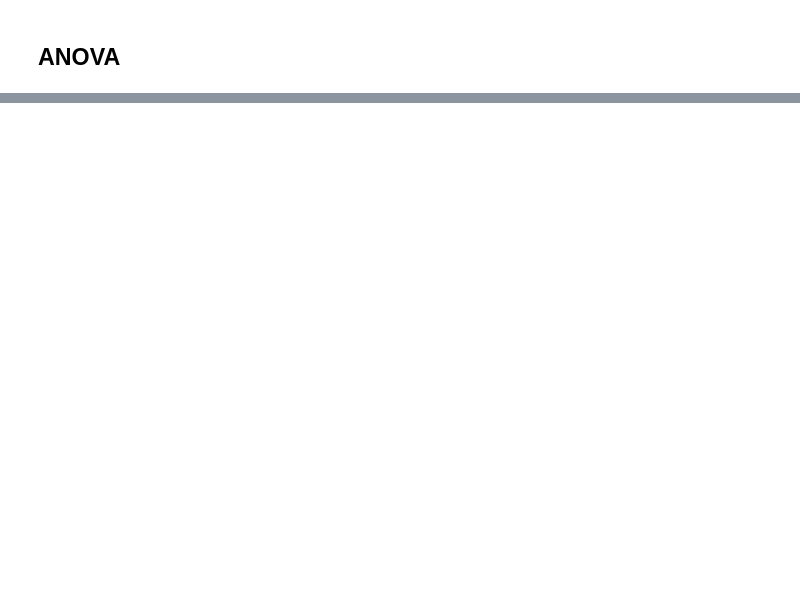
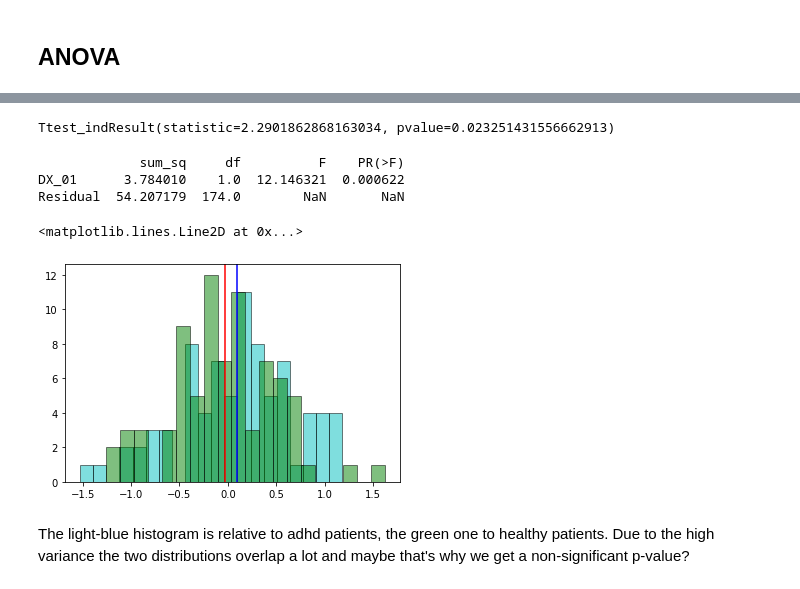
Before and after one commit to alestolfo/ds-lab, a Jupyter notebook: Age discrepancy.ipynb, the cells around one changed output, grey strips where cells are left out. Drawn from its saved outputs; the diff is of its cells as text; code cells hidden in the pictures; blank space fills up the shorter version.

```diff
--- a/Age discrepancy.ipynb
+++ b/Age discrepancy.ipynb
@@ -186,5 +180,38 @@ OLS Regression Results
 Warnings:
 [1] Standard Errors assume that the covariance matrix of the errors is correctly specified.
+# %%
+adhd = df[df['DX_01'] == 'ADHD-Inattentive Type']['discrepancy']
+no_adhd = df[df['DX_01'] == 'No Diagnosis Given']['discrepancy']
+from scipy.stats import ttest_ind
+res = ttest_ind(np.array(adhd), np.array(no_adhd), equal_var=False)
+res
+# %% [output]
+Ttest_indResult(statistic=2.2901862868163034, pvalue=0.023251431556662913)
+# %%
+df = dataframe.loc[dataframe['DX_01'].isin(['ADHD-Inattentive Type', 'No Diagnosis Given'])]
+import statsmodels.api as sm
+from statsmodels.formula.api import ols
+
+model = ols('discrepancy ~ DX_01',                 # Model formula
+            data = df).fit()
+
+anova_result = sm.stats.anova_lm(model, typ=2)
+print (anova_result)
+# %% [output]
+             sum_sq     df          F    PR(>F)
+DX_01      3.784010    1.0  12.146321  0.000622
+Residual  54.207179  174.0        NaN       NaN
+# %%
+import matplotlib.pyplot as plt
+plt.hist(adhd[:80], bins=20, color='c', edgecolor='k', alpha=0.5)     # take same number of obs as no_adhd
+plt.hist(no_adhd, bins=20, color='g', edgecolor='k', alpha=0.5)
+plt.axvline(x=np.mean(adhd[:no_adhd.shape[0]]), color = 'b')
+plt.axvline(x=np.mean(no_adhd), color = 'r')
+# %% [output]
+<matplotlib.lines.Line2D at 0x...>
+[figure, added]
+# %% [markdown]
+The light-blue histogram is relative to adhd patients, the green one to healthy patients. Due to the high variance the two distributions overlap a lot and maybe that's why we get a non-significant p-value?
 # %%
 df = dataframe.loc[dataframe['DX_01'].isin(['ADHD-Combined Type', 'ADHD-Inattentive Type','No Diagnosis Given', 'Autism Spectrum Disorder', 'Specific Learning Disorder with Impairment in Reading'])]
 #Create a boxplot
```
Also changed, not shown: parts of 24 cells of this notebook.
